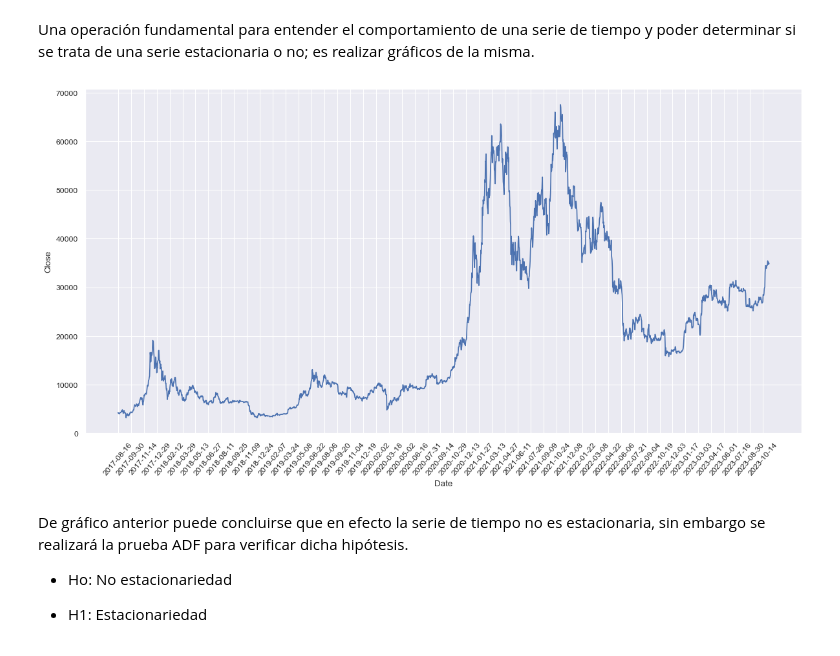
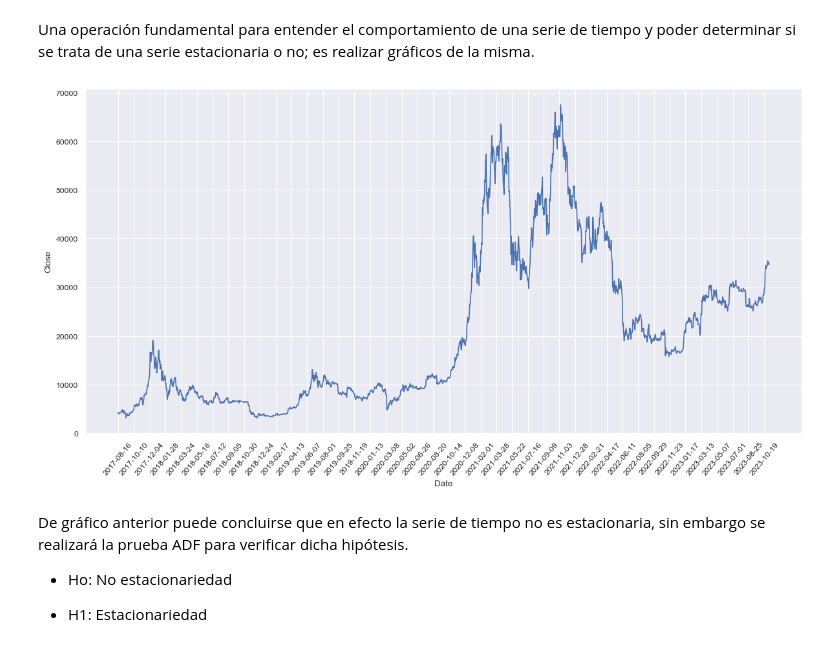
Before and after one commit to vanebertel/ANGIE_VANESA_ML_2023, a Jupyter notebook: _sources/notebooks.ipynb, the cells around one changed output. Drawn from its saved outputs; the diff is of its cells as text; code cells hidden in the pictures.

```diff
--- a/_sources/notebooks.ipynb
+++ b/_sources/notebooks.ipynb
@@ -131,13 +131,13 @@ Una operación fundamental para entender el comportamiento de una serie de tiemp
 # %%
 plt.figure(figsize = (12,6))
 ax = sns.lineplot(data=BTC_df, x="Date", y="Close")
-freq = int(45)
+freq = int(55)
 xtix = ax.get_xticks()
 ax.set_xticks(xtix[::freq])
 plt.tight_layout()
 plt.xticks(rotation=50);
 # %% [output]
-[figure, old version]
+[figure, new version]
 # %% [markdown]
 De gráfico anterior puede concluirse que en efecto la serie de tiempo no es estacionaria, sin embargo se realizará la prueba ADF para verificar dicha hipótesis.
 
```
Also changed, not shown: parts of 12 cells of this notebook, 8 other files.
